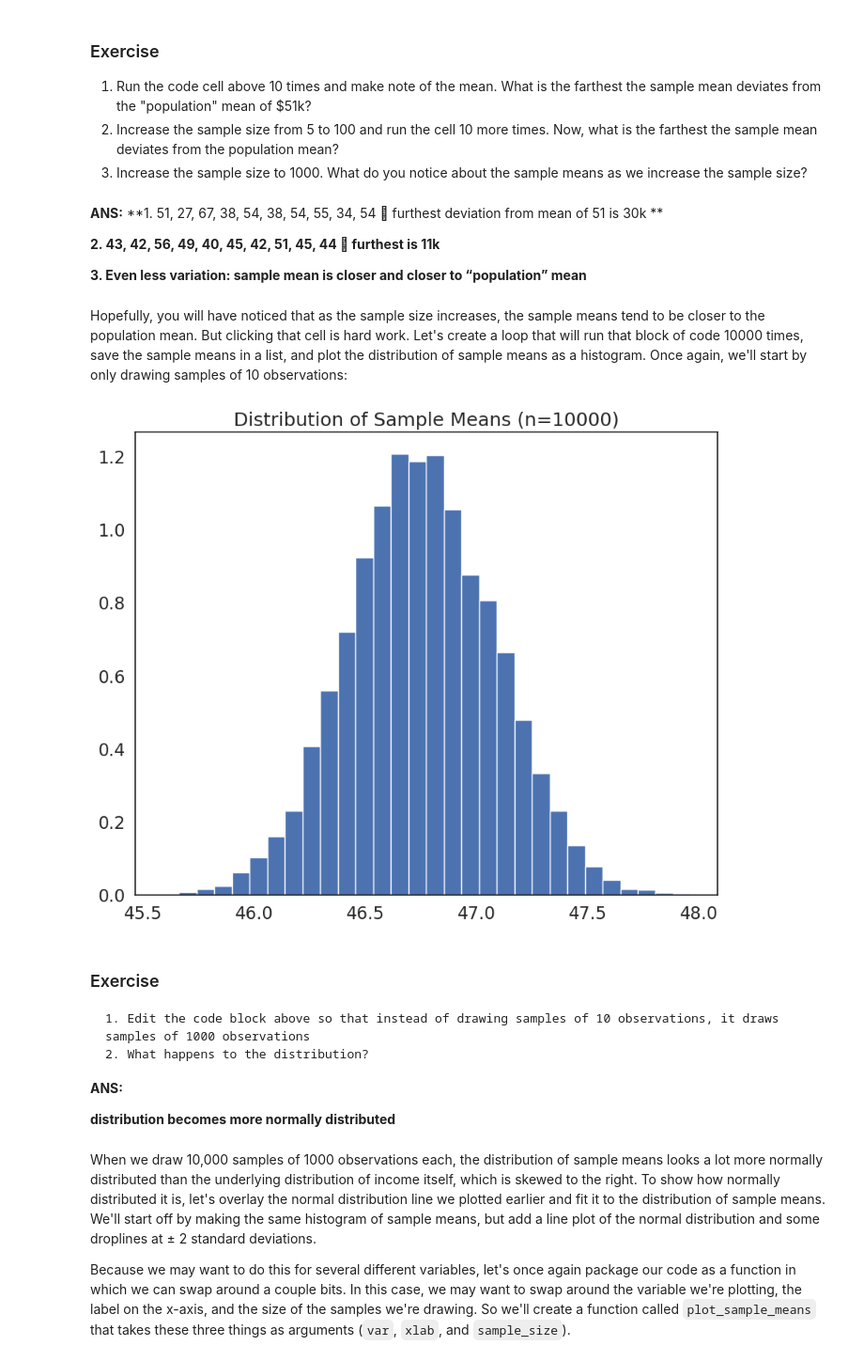
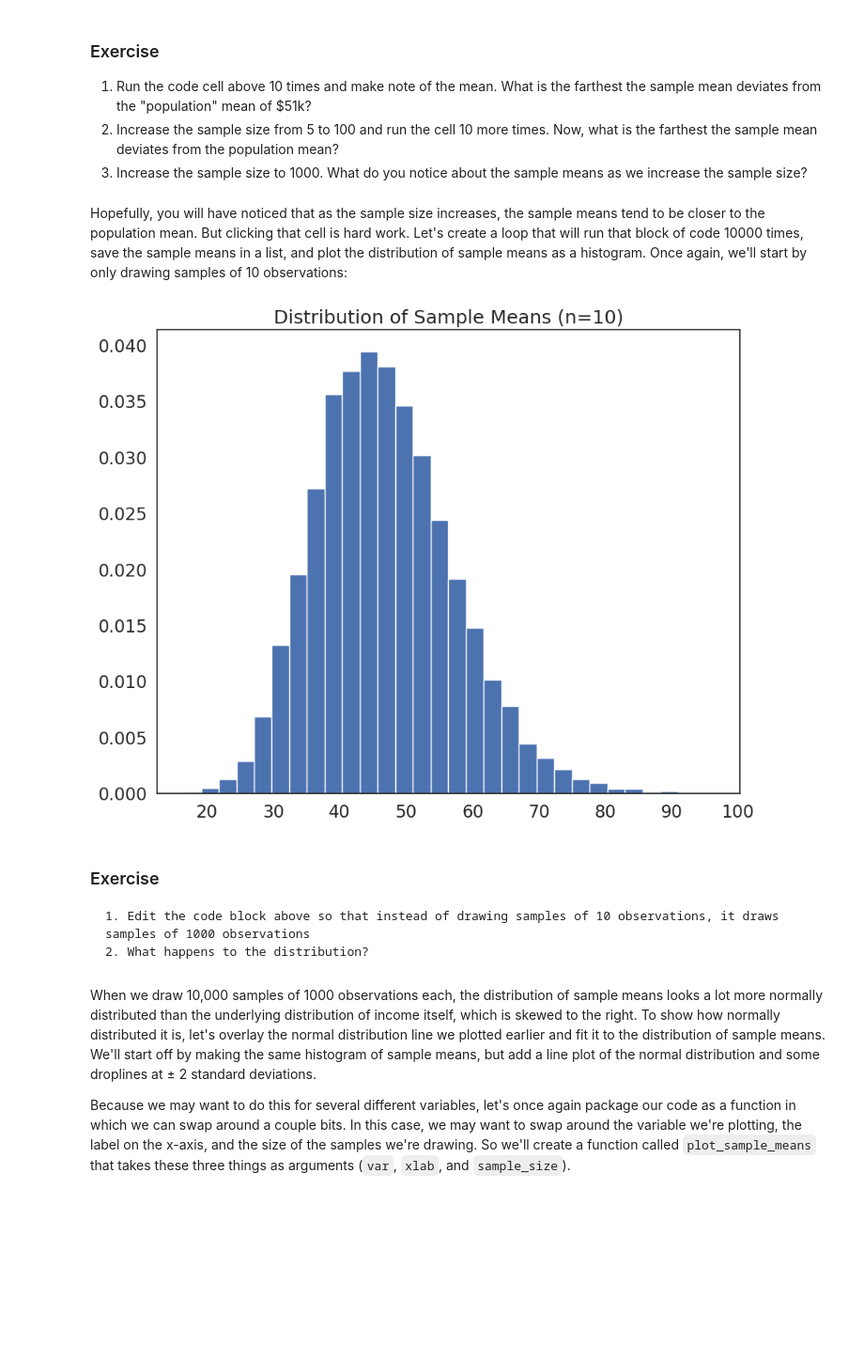
Before and after one commit to LPAT9999/QM, a Jupyter notebook: notebooks/W05. Distributions and Basic Statistics.ipynb, the cells around one changed output. Shown at 94% size. Drawn from its saved outputs; the diff is of its cells as text; code cells hidden in the pictures; blank space fills up the shorter version.

```diff
--- a/notebooks/W05. Distributions and Basic Statistics.ipynb
+++ b/notebooks/W05. Distributions and Basic Statistics.ipynb
@@ -415,40 +371,29 @@ Mean: 46.83758838999999
 1. Run the code cell above 10 times and make note of the mean. What is the farthest the sample mean deviates from the "population" mean of $51k?
 2. Increase the sample size from 5 to 100 and run the cell 10 more times. Now, what is the farthest the sample mean deviates from the population mean?
 3. Increase the sample size to 1000. What do you notice about the sample means as we increase the sample size?
-# %% [markdown]
-**ANS:**
-**1.	51, 27, 67, 38, 54, 38, 54, 55, 34, 54  furthest deviation from mean of 51 is 30k **
-
-**2.	43, 42, 56, 49, 40, 45, 42, 51, 45, 44  furthest is 11k**
-
-**3.	Even less variation: sample mean is closer and closer to “population” mean**
 # %% [markdown]
 Hopefully, you will have noticed that as the sample size increases, the sample means tend to be closer to the population mean. But clicking that cell is hard work. Let's create a loop that will run that block of code 10000 times, save the sample means in a list, and plot the distribution of sample means as a histogram. Once again, we'll start by only drawing samples of 10 observations:
 # %%
 #create an empty list to store sample means
 sample_means=[]
 
-sample_size=10000
+sample_size=10
 # loop 10,000 times.
 for i in range(0,10000):
     sample= df['income'].sample(sample_size, replace=True) # draw a sample of 10 observations from the income variable, with replacement
     sample_mean=sample.mean() # calculate the mean of the sample
     sample_means.append(sample_mean) # append the sample mean to the list of sample means
 
 plt.hist(sample_means, bins=30, edgecolor='white', density=True) # plot a histogram of the sample means
 plt.title('Distribution of Sample Means (n={})'.format(sample_size)) # add a title
 plt.show()
 # %% [output]
-[figure, old version]
+[figure, new version]
 # %% [markdown]
 ### Exercise
 
     1. Edit the code block above so that instead of drawing samples of 10 observations, it draws samples of 1000 observations
     2. What happens to the distribution?
-
-**ANS:**
-
-**distribution becomes more normally distributed**
 # %% [markdown]
 When we draw 10,000 samples of 1000 observations each, the distribution of sample means looks a lot more normally distributed than the underlying distribution of income itself, which is skewed to the right. To show how normally distributed it is, let's overlay the normal distribution line we plotted earlier and fit it to the distribution of sample means. We'll start off by making the same histogram of sample means, but add a line plot of the normal distribution and some droplines at ± 2 standard deviations.
 
```
Also changed, not shown: parts of 20 cells of this notebook.
